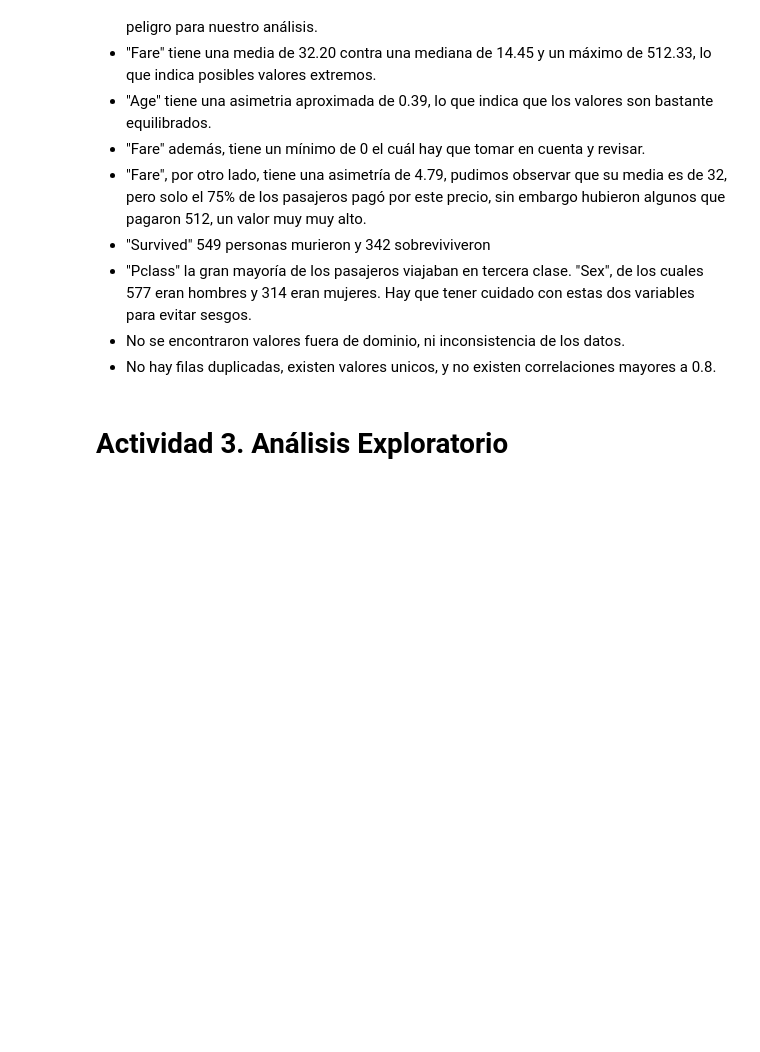
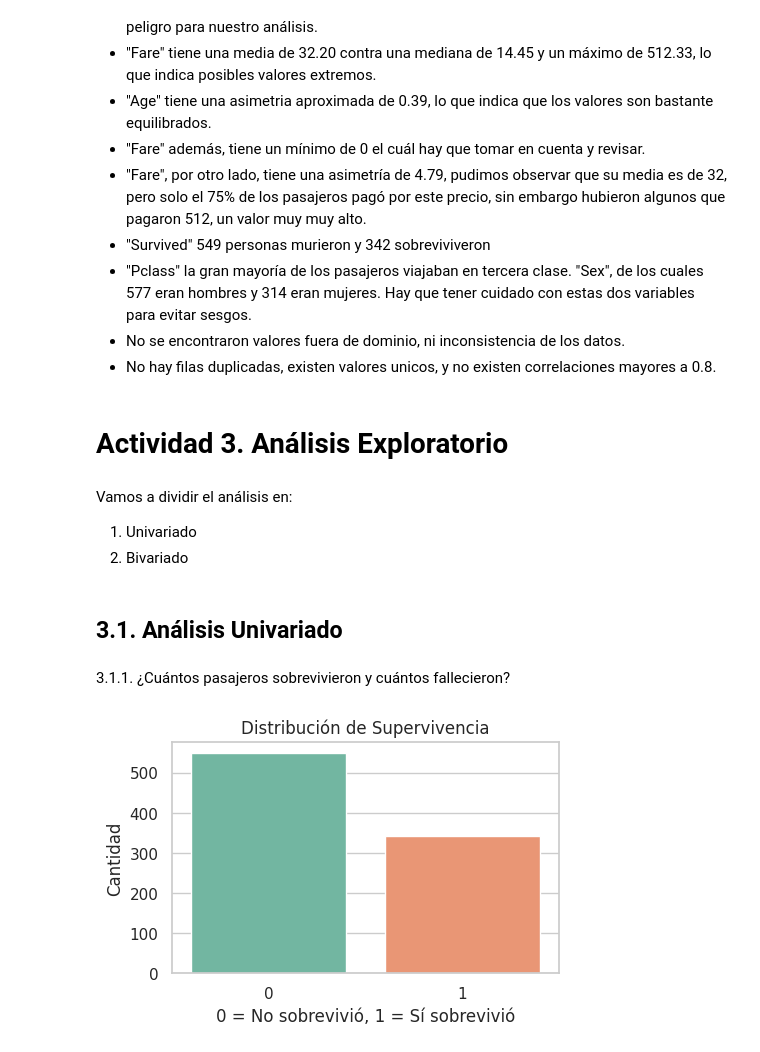
Before and after one commit to FabsRobles/Practica2-IA, a Jupyter notebook: notebook/Titanic_EDA.ipynb, the cells around one changed output. Cells and saved outputs as stored; diff of their text form; code cells hidden in the pictures; blank space fills up the shorter version.

```diff
--- a/notebook/Titanic_EDA.ipynb
+++ b/notebook/Titanic_EDA.ipynb
@@ -447,3 +447,25 @@ Name: Survived, dtype: float64
 *   No hay filas duplicadas, existen valores unicos, y no existen correlaciones mayores a 0.8.
 # %% [markdown]
 # Actividad 3. Análisis Exploratorio
+# %% [markdown]
+Vamos a dividir el análisis en:
+
+1.   Univariado
+2.   Bivariado
+# %%
+import matplotlib.pyplot as plt
+import seaborn as sns
+sns.set_theme(style="whitegrid")
+# %% [markdown]
+## 3.1. Análisis Univariado
+# %% [markdown]
+3.1.1. ¿Cuántos pasajeros sobrevivieron y cuántos fallecieron?
+# %%
+plt.figure(figsize=(5, 3))
+ax = sns.countplot(x='Survived', hue='Survived', data=df, palette='Set2', legend= False)
+plt.title('Distribución de Supervivencia')
+plt.xlabel('0 = No sobrevivió, 1 = Sí sobrevivió')
+plt.ylabel('Cantidad')
+plt.show()
+# %% [output]
+[figure, added]
```
Also changed, not shown: parts of 8 cells of this notebook.
